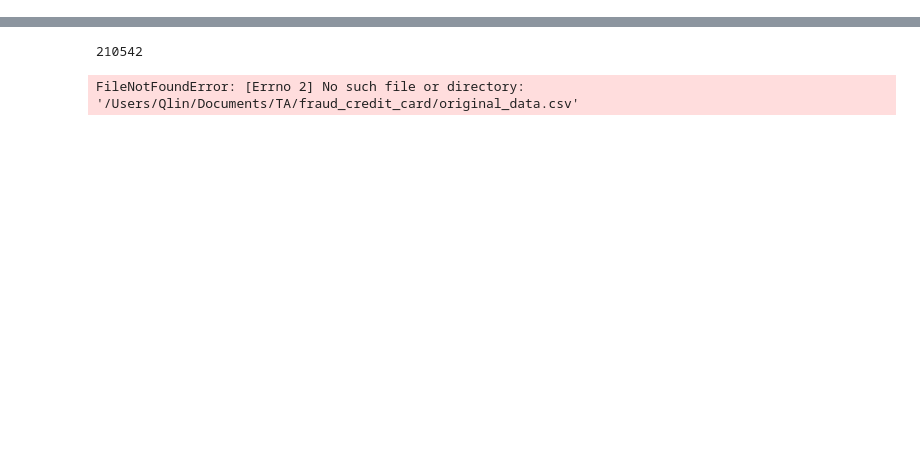
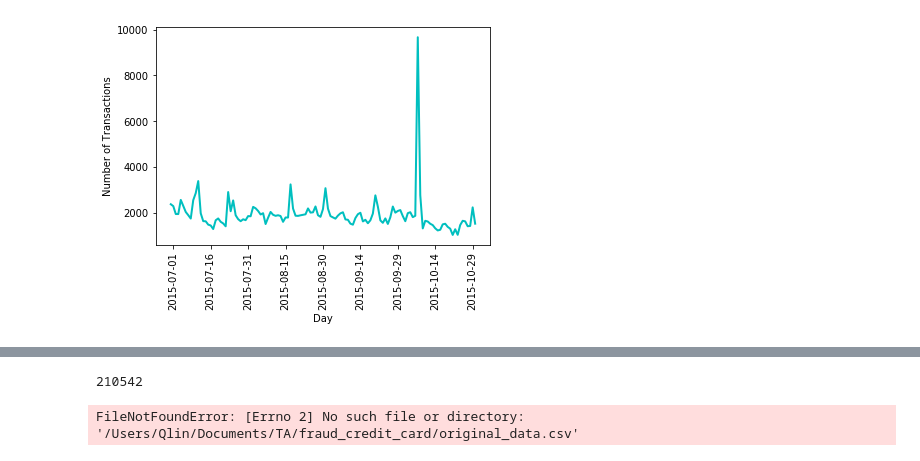
Before and after one commit to R-Graafmans/CDA_CS4035, a Jupyter notebook: Week 1 - Credit Card Fraud/Main.ipynb, the cells around one changed output, grey strips where cells are left out. Saved outputs shown, nothing was run; the diff lists cells and outputs as text; code cells hidden in the pictures; blank space fills up the shorter version.

Commit message:
Fix date format and plots

```diff
--- a/Week 1 - Credit Card Fraud/Main.ipynb
+++ b/Week 1 - Credit Card Fraud/Main.ipynb
@@ -83,9 +79,9 @@ for line_ah in ah:
     cvcresponse = line_ah.strip().split(',')[11]#0 = Unknown, 1=Match, 2=No Match, 3-6=Not checked
     if int(cvcresponse) > 2:
         cvcresponse = 3
-    year_info = datetime.datetime.strptime(line_ah.strip().split(',')[12],'%Y-%m-%d %H:%M:%S').year
-    month_info = datetime.datetime.strptime(line_ah.strip().split(',')[12],'%Y-%m-%d %H:%M:%S').month
-    day_info = datetime.datetime.strptime(line_ah.strip().split(',')[12],'%Y-%m-%d %H:%M:%S').day
+    year_info = datetime.datetime.strptime(line_ah.strip().split(',')[12], DATE_FORMAT).year
+    month_info = '%02d' % datetime.datetime.strptime(line_ah.strip().split(',')[12], DATE_FORMAT).month
+    day_info = '%02d' % datetime.datetime.strptime(line_ah.strip().split(',')[12], DATE_FORMAT).day
     creationdate = str(year_info)+'-'+str(month_info)+'-'+str(day_info)#Date of transaction
     creationdate_stamp = string_to_timestamp(line_ah.strip().split(',')[12])#Date of transaction-time stamp
     accountcode = line_ah.strip().split(',')[13]#merchant’s webshop
@@ -101,7 +97,24 @@ for line_ah in ah:
                  accountcode, mail_id, ip_id, card_id, label, creationdate])# add the interested features here
     y.append(label)# add the labels
 # %%
-data = sorted(data, key=lambda k: k[-1])
+# data = sorted(data, key=lambda e: e[-1])
 fraud_data = [d for d in data if d[-2] == 1]
 benign_data = [d for d in data if d[-2] == 0]
+# %%
+day_aggregate = aggregate(data, 'day')
+number_of_days = len(day_aggregate)
+day_num = [len(l) for _, l in day_aggregate]
+labels = [e for e, _ in day_aggregate][0:number_of_days:15]
+x_label_locations = [i for i in range(1, number_of_days+1)][0:number_of_days:15]
+
+plt.figure(0)
+plt.plot(day_num, color = 'c', linewidth = 2)
+plt.xticks(x_label_locations, labels, rotation='vertical')
+
+plt.xlabel('Day')
+plt.ylabel('Number of Transactions')
+plt.axis('tight')
+plt.savefig('Transactions per day.png')
+# %% [output]
+[figure, added]
 # %%
```
Also changed, not shown: parts of 2 cells of this notebook, 5 other files.
